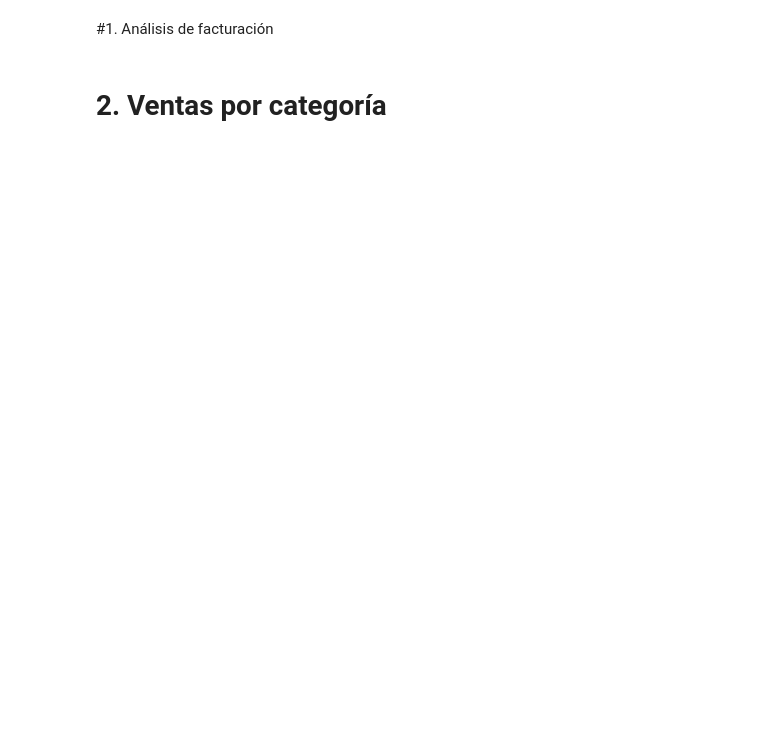
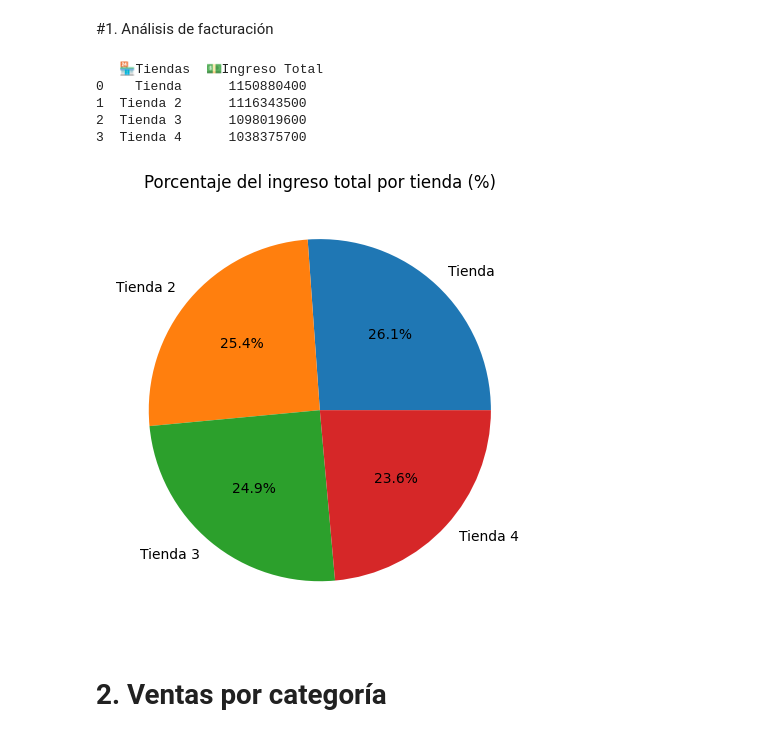
Before and after one commit to zjorgx/Alura-Store-Latam, a Jupyter notebook: AluraStoreLatam.ipynb, the cells around one changed output. Saved outputs shown, nothing was run; the diff lists cells and outputs as text; code cells hidden in the pictures; blank space fills up the shorter version.

```diff
--- a/AluraStoreLatam.ipynb
+++ b/AluraStoreLatam.ipynb
@@ -23,5 +28,36 @@ tienda.head()
 | 4 | Silla de oficina | Muebles | 335200.0 | 20200.0 | 07/11/2020 | Maria Alfonso | Medellín | ... |
 # %% [markdown]
 #1. Análisis de facturación
+# %%
+#Todo el ingreso por tienda
+ingresoTotal = {"Tienda" : int(tienda['Precio'].sum()),
+                "Tienda 2" : int(tienda2['Precio'].sum()),
+                "Tienda 3" : int(tienda3['Precio'].sum()),
+                "Tienda 4" : int(tienda4['Precio'].sum())}
+dfIngresos = pd.DataFrame(list(ingresoTotal.items()), columns=['🏪Tiendas', '💵Ingreso Total'])
+print(dfIngresos,"\n")
+
+sumaTotal = sum(ingresoTotal.values())
+porcentajes = lambda tienda : (tienda[1]*100)/sumaTotal
+porcentajesTotal = {"Tienda" : porcentajes(list(ingresoTotal.items())[0]),
+                    "Tienda 2" : porcentajes(list(ingresoTotal.items())[1]),
+                    "Tienda 3" : porcentajes(list(ingresoTotal.items())[2]),
+                    "Tienda 4" : porcentajes(list(ingresoTotal.items())[3])}
+
+dfPorcentajes = pd.DataFrame(list(porcentajesTotal.items()), columns=['🏪Tiendas', 'Porcentaje'])
+
+plt.title("Porcentaje del ingreso total por tienda (%)")
+plt.pie(porcentajesTotal.values(), labels=porcentajesTotal.keys(), autopct='%1.1f%%')
+plt.tight_layout()
+plt.grid(True)
+
+plt.show()
+# %% [output]
+   🏪Tiendas  💵Ingreso Total
+0    Tienda      1150880400
+1  Tienda 2      1116343500
+2  Tienda 3      1098019600
+3  Tienda 4      1038375700
+[figure, added]
 # %% [markdown]
 # 2. Ventas por categoría
```
Also changed, not shown: parts of 6 cells of this notebook.
